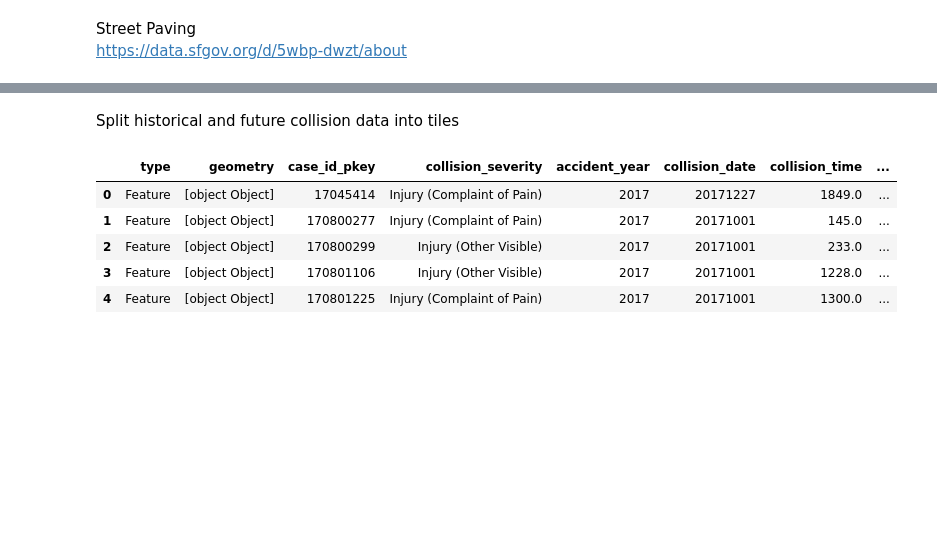
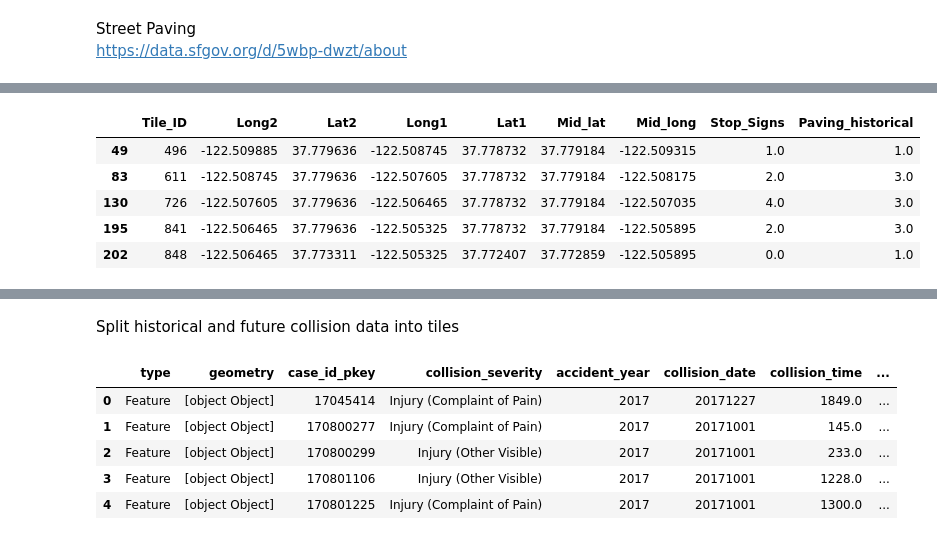
Before and after one commit to arisanguyen/210_Capstone_Aditya_Arisa_Noriel, a Jupyter notebook: Arisa - Expanded Tiles With Street Characteristics.ipynb, the cells around one changed output, grey strips where cells are left out. Cells and saved outputs as stored; diff of their text form; code cells hidden in the pictures; blank space fills up the shorter version.

```diff
--- a/Arisa - Expanded Tiles With Street Characteristics.ipynb
+++ b/Arisa - Expanded Tiles With Street Characteristics.ipynb
@@ -93,8 +92,8 @@ tiles[tiles['Stop_Signs'] > 0]
 Street Paving <br>
 https://data.sfgov.org/d/5wbp-dwzt/about
 # %%
-paving_all = pd.read_csv(r'.\Data\Utility_Excavation_Moratorium_Streets.csv')
-paving_all.head(5)
+paving = pd.read_csv(r'.\Data\Utility_Excavation_Moratorium_Streets.csv')
+paving.head(5)
 # %% [output]
 |  | CNN | Streetname | Limits | JobOrderNum | EffectiveDate | ExpirationDate | ModifiedDate | ID | ... |
 | 0 | 13730000 | WOOLSEY ST | BOWDOIN ST to DARTMOUTH ST (800 -... | 2977J | 04/01/2022 12:00:00 AM | 04/01/2027 12:00:00 AM | 04/11/2022 09:57:48 AM | 34852 | ... |
@@ -103,4 +102,15 @@ paving_all.head(5)
 | 3 | 20876000 | WOOLSEY ST | COLBY ST intersection | 2977J | 03/31/2022 12:00:00 AM | 03/31/2027 12:00:00 AM | 04/11/2022 09:54:08 AM | 34855 | ... |
 | 4 | 20868000 | WOOLSEY ST | BOWDOIN ST intersection | 2977J | 04/01/2022 12:00:00 AM | 04/01/2027 12:00:00 AM | 04/11/2022 09:57:48 AM | 34851 | ... |
 # %%
-#paving = paving_all[paving_all['EffectiveDate'] < '09/30/2020']
+from datetime import datetime as dt
+
+#Split pavement data between date groups A: 10/1/2018 - 9/30/2020 and B: 10/1/2020 - 9/30/2022
+
+def date_group(x):
+    x = dt.strptime(x, "%m/%d/%Y %H:%M:%S %p")
+    if (x >= dt.strptime("10/1/2018", "%m/%d/%Y")) & (x <= dt.strptime("9/30/2020", "%m/%d/%Y")):
+        return "H"
+    if (x >= dt.strptime("10/1/2020", "%m/%d/%Y")) & (x <= dt.strptime("9/30/2022", "%m/%d/%Y")):
+        return "F"
+
+paving['Paving_date_group'] = paving['EffectiveDate'].apply(date_group)
@@ -123,0 +133,9 @@ tiles['Paving'] = pave
+# %%
+tiles[tiles['Paving_historical'] > 0].head(5)
+# %% [output]
+|  | Tile_ID | Long2 | Lat2 | Long1 | Lat1 | Mid_lat | Mid_long | Stop_Signs | Paving_historical |
+| 49 | 496 | -122.509885 | 37.779636 | -122.508745 | 37.778732 | 37.779184 | -122.509315 | 1.0 | 1.0 |
+| 83 | 611 | -122.508745 | 37.779636 | -122.507605 | 37.778732 | 37.779184 | -122.508175 | 2.0 | 3.0 |
+| 130 | 726 | -122.507605 | 37.779636 | -122.506465 | 37.778732 | 37.779184 | -122.507035 | 4.0 | 3.0 |
+| 195 | 841 | -122.506465 | 37.779636 | -122.505325 | 37.778732 | 37.779184 | -122.505895 | 2.0 | 3.0 |
+| 202 | 848 | -122.506465 | 37.773311 | -122.505325 | 37.772407 | 37.772859 | -122.505895 | 0.0 | 1.0 |
```
Also changed, not shown: parts of 25 cells of this notebook.
